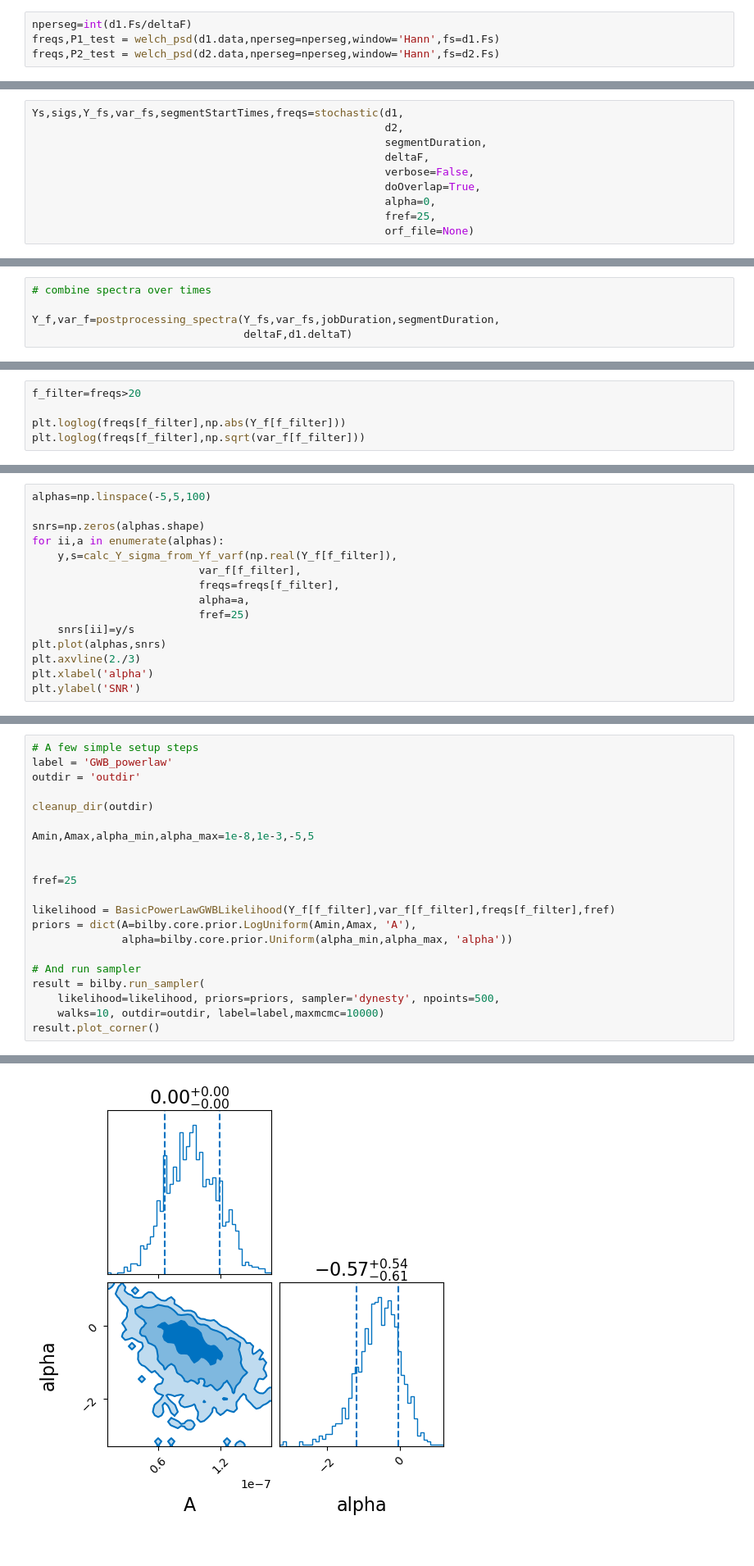
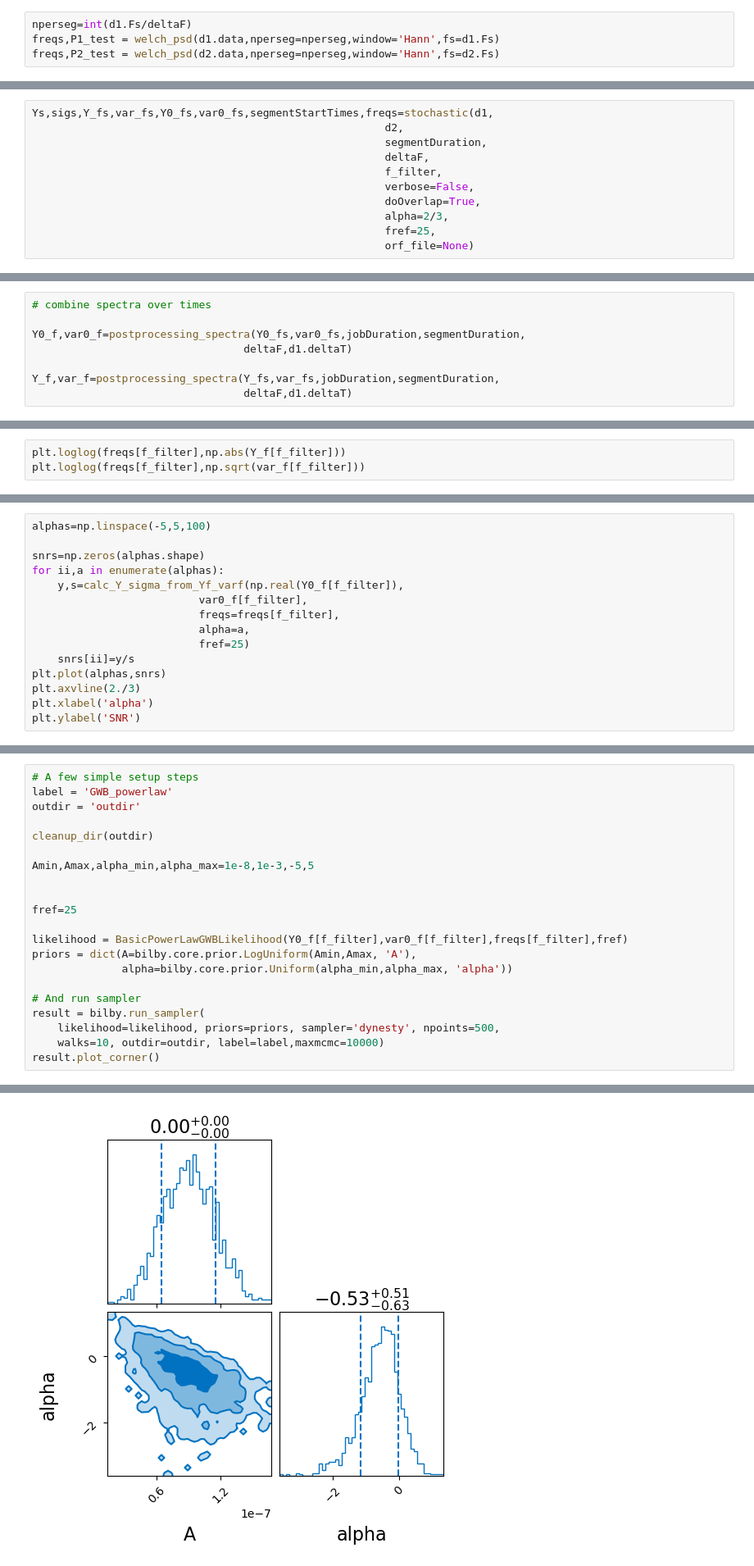
Before and after one commit to josephromano/stochastic_extralite, a Jupyter notebook: notebooks/analyze_syliva_data.ipynb, the cells around one changed output, grey strips where cells are left out. Shown at 82% size. Cells and saved outputs as stored; diff of their text form.

```diff
--- a/notebooks/analyze_syliva_data.ipynb
+++ b/notebooks/analyze_syliva_data.ipynb
@@ -156,10 +214,11 @@ plt.legend()
 # %%
-Ys,sigs,Y_fs,var_fs,segmentStartTimes,freqs=stochastic(d1,
+Ys,sigs,Y_fs,var_fs,Y0_fs,var0_fs,segmentStartTimes,freqs=stochastic(d1,
                                                        d2,
                                                        segmentDuration,
                                                        deltaF,
+                                                       f_filter,
                                                        verbose=False,
                                                        doOverlap=True,
-                                                       alpha=0,
+                                                       alpha=2/3,
                                                        fref=25,
                                                        orf_file=None)
@@ -166,6 +255,9 @@ Ys,sigs,Y_fs,var_fs,segmentStartTimes,freqs=stochastic(d1,
 # %%
 # combine spectra over times
 
+Y0_f,var0_f=postprocessing_spectra(Y0_fs,var0_fs,jobDuration,segmentDuration,
+                                 deltaF,d1.deltaT)
+
 Y_f,var_f=postprocessing_spectra(Y_fs,var_fs,jobDuration,segmentDuration,
                                  deltaF,d1.deltaT)
 # %%
@@ -177,6 +269,4 @@ plt.loglog(freqs,np.abs(Y_f))
 # %%
-f_filter=freqs>20
-
 plt.loglog(freqs[f_filter],np.abs(Y_f[f_filter]))
 plt.loglog(freqs[f_filter],np.sqrt(var_f[f_filter]))
 # %% [output]
@@ -203,8 +303,8 @@ alphas=np.linspace(-5,5,100)
 
 snrs=np.zeros(alphas.shape)
 for ii,a in enumerate(alphas):
-    y,s=calc_Y_sigma_from_Yf_varf(np.real(Y_f[f_filter]),
-                          var_f[f_filter],
+    y,s=calc_Y_sigma_from_Yf_varf(np.real(Y0_f[f_filter]),
+                          var0_f[f_filter],
                           freqs=freqs[f_filter],
                           alpha=a,
                           fref=25)
@@ -228,7 +328,7 @@ Amin,Amax,alpha_min,alpha_max=1e-8,1e-3,-5,5
 
 fref=25
 
-likelihood = BasicPowerLawGWBLikelihood(Y_f[f_filter],var_f[f_filter],freqs[f_filter],fref)
+likelihood = BasicPowerLawGWBLikelihood(Y0_f[f_filter],var0_f[f_filter],freqs[f_filter],fref)
 priors = dict(A=bilby.core.prior.LogUniform(Amin,Amax, 'A'),
               alpha=bilby.core.prior.Uniform(alpha_min,alpha_max, 'alpha'))
 
@@ -265,4 +365,4 @@ ln_bayes_factor:  8.458 +/-  0.114
-[figure, old version]
+[figure, new version]
 # %%
 A=result.samples[:,0]
 alpha=result.samples[:,1]
```
Also changed, not shown: parts of 22 cells of this notebook, 2 other files.
